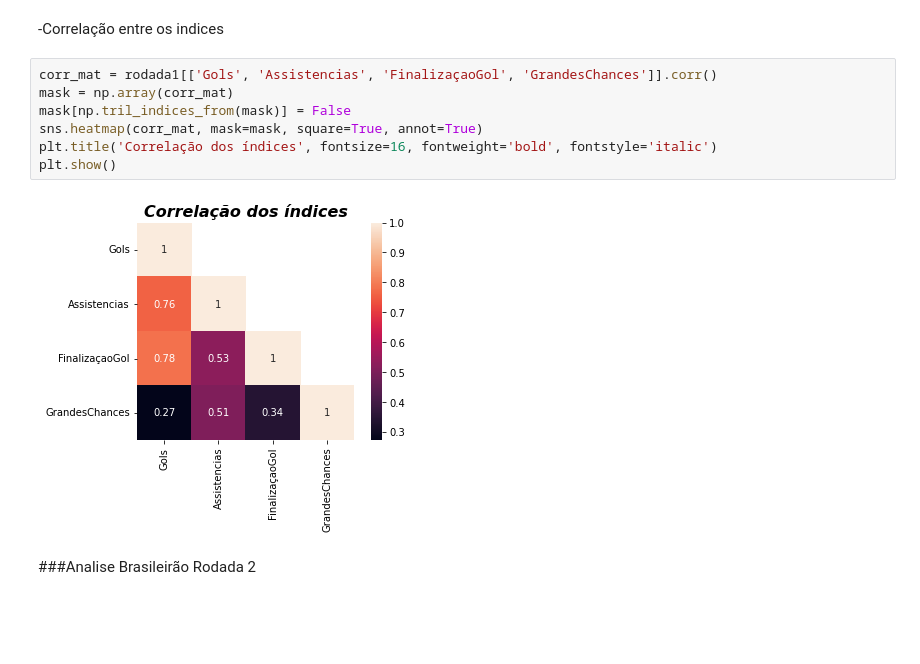
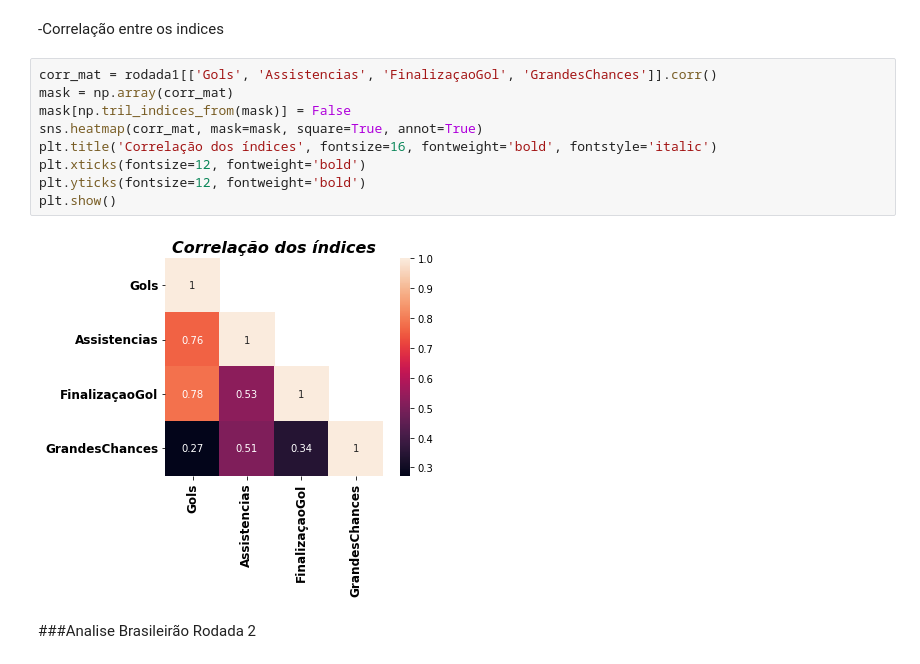
Before and after one commit to AzediasFabiano/TreinoVagaMercado, a Jupyter notebook: AnaliseFutBr.ipynb, the cells around one changed output. Cells and saved outputs as stored; diff of their text form; blank space fills up the shorter version.

```diff
--- a/AnaliseFutBr.ipynb
+++ b/AnaliseFutBr.ipynb
@@ -51,12 +64,14 @@ plt.legend()
 # %%
 corr_mat = rodada1[['Gols', 'Assistencias', 'FinalizaçaoGol', 'GrandesChances']].corr()
 mask = np.array(corr_mat)
 mask[np.tril_indices_from(mask)] = False
 sns.heatmap(corr_mat, mask=mask, square=True, annot=True)
 plt.title('Correlação dos índices', fontsize=16, fontweight='bold', fontstyle='italic')
+plt.xticks(fontsize=12, fontweight='bold')
+plt.yticks(fontsize=12, fontweight='bold')
 plt.show()
 # %% [output]
-[figure, old version]
+[figure, new version]
 # %% [markdown]
 ###Analise Brasileirão Rodada 2
 # %%
```
Also changed, not shown: parts of 19 cells of this notebook.
